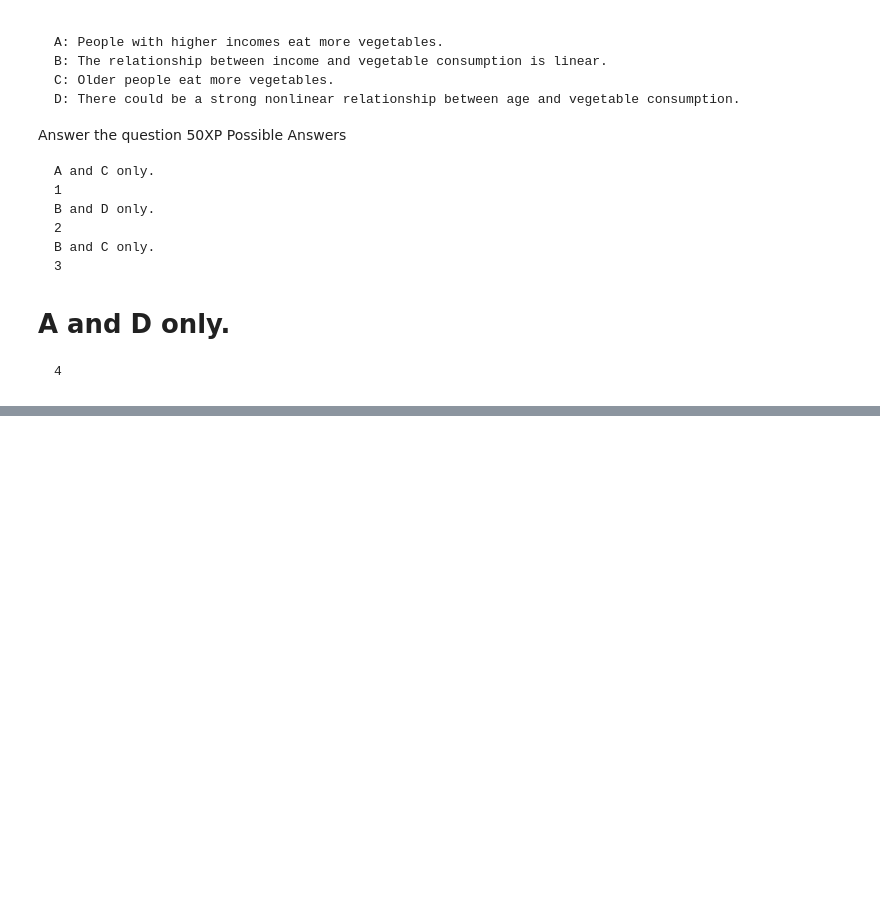
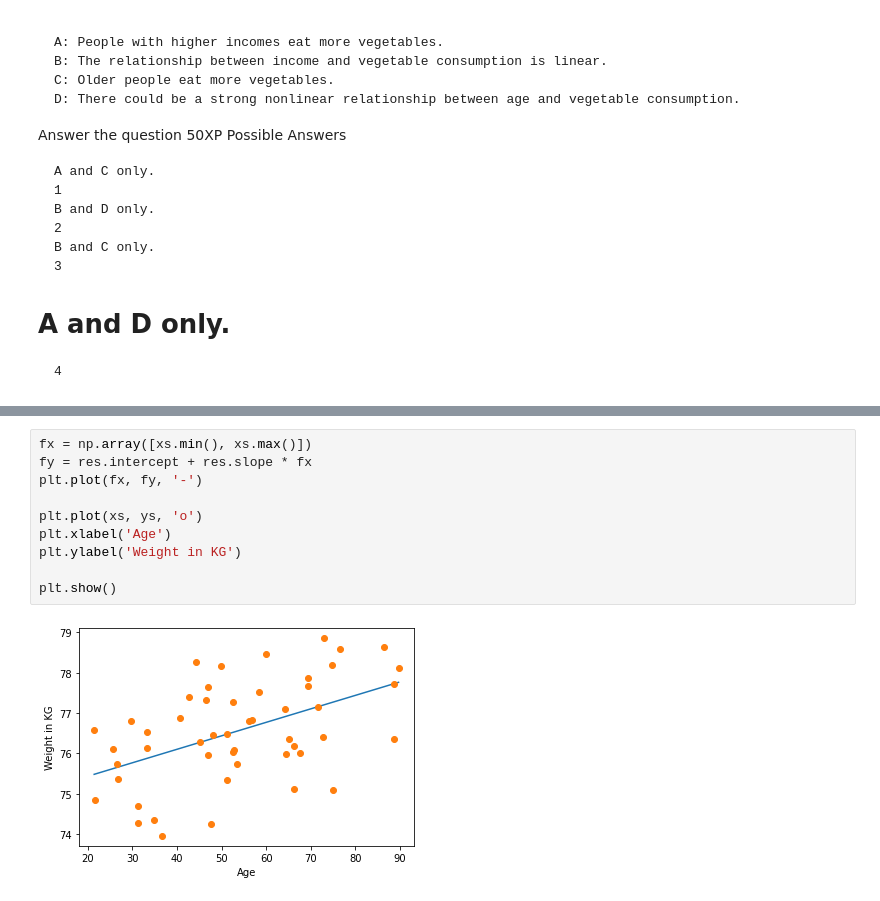
Before and after one commit to johnhhu2020/DataCamp-Data-Scientist-with-Python-Track, a Jupyter notebook: DataCamp Exploratory Data Analysis in Python.ipynb, the cells around one changed output, grey strips where cells are left out. Cells and saved outputs as stored; diff of their text form; blank space fills up the shorter version.

```diff
--- a/DataCamp Exploratory Data Analysis in Python.ipynb
+++ b/DataCamp Exploratory Data Analysis in Python.ipynb
@@ -1811,0 +1866,12 @@ In the previous lesson we saw that correlation does not always measure what we r
+# %%
+fx = np.array([xs.min(), xs.max()])
+fy = res.intercept + res.slope * fx
+plt.plot(fx, fy, '-')
+
+plt.plot(xs, ys, 'o')
+plt.xlabel('Age')
+plt.ylabel('Weight in KG')
+
+plt.show()
+# %% [output]
+[figure, added]
```
Also changed, not shown: parts of 15 cells of this notebook.
